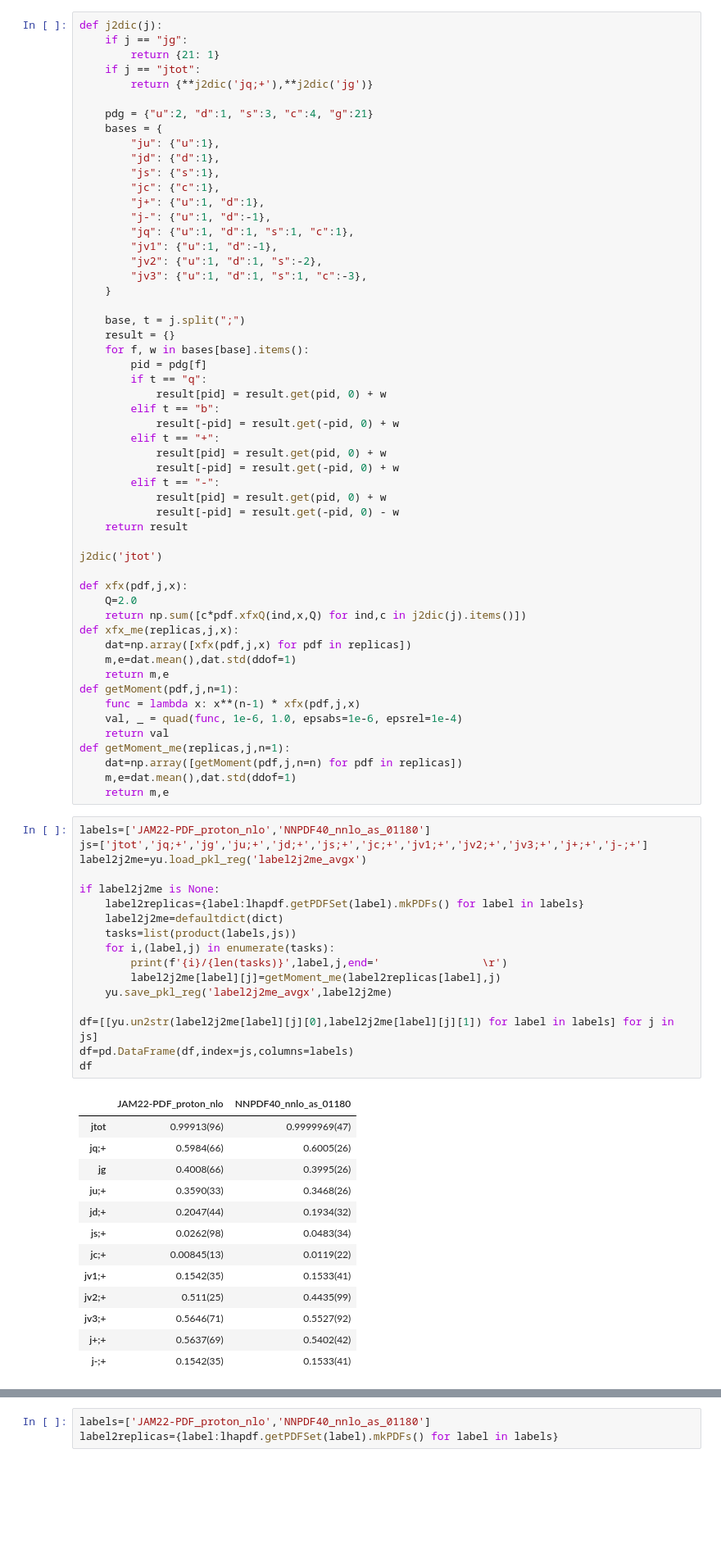
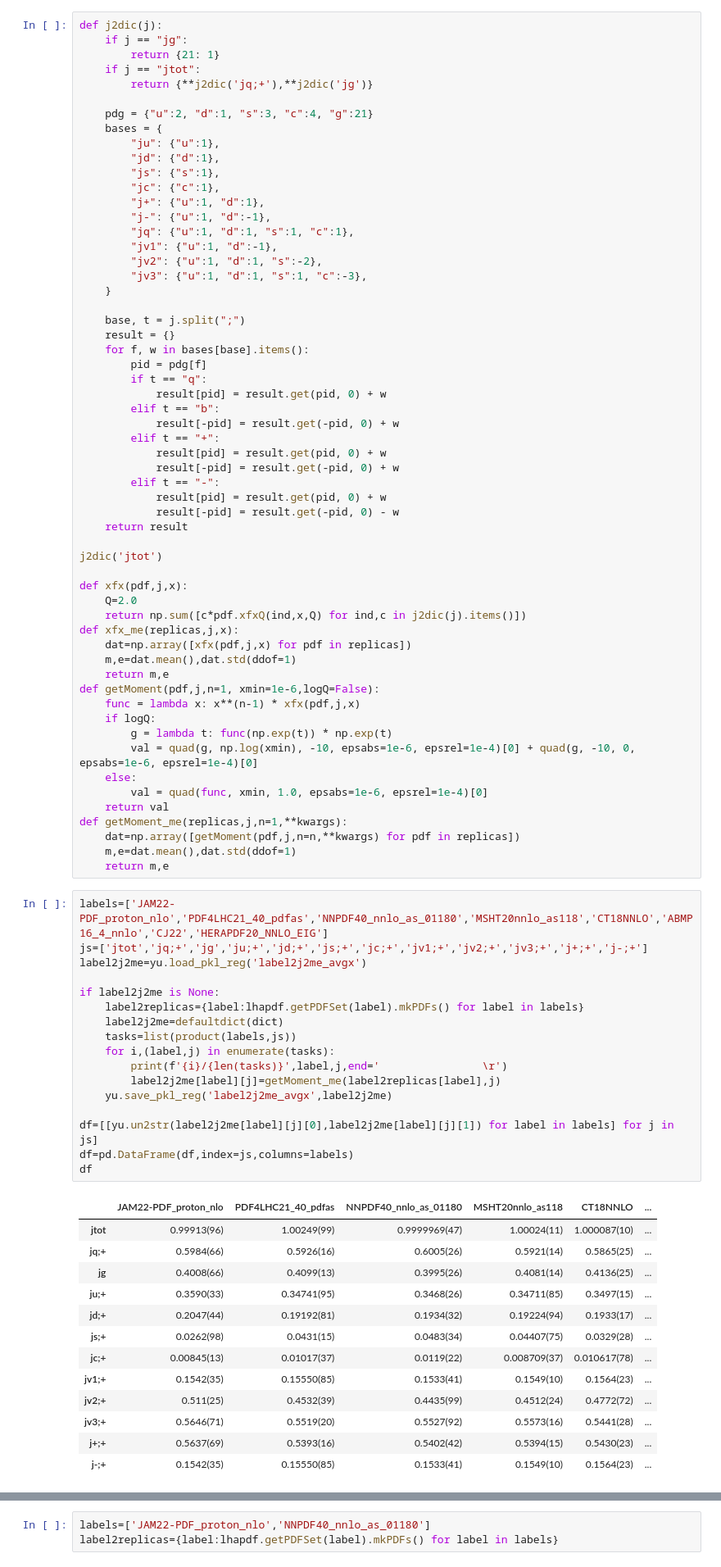
Before and after one commit to lee14916/glwc3, a Jupyter notebook: project2/05_moments/lhapdf.ipynb, the cells around one changed output, grey strips where cells are left out. Shown at 82% size. Drawn from its saved outputs; the diff is of its cells as text; blank space fills up the shorter version.

```diff
--- a/project2/05_moments/lhapdf.ipynb
+++ b/project2/05_moments/lhapdf.ipynb
@@ -65,42 +95,46 @@ def xfx_me(replicas,j,x):
     dat=np.array([xfx(pdf,j,x) for pdf in replicas])
     m,e=dat.mean(),dat.std(ddof=1)
     return m,e
-def getMoment(pdf,j,n=1):
+def getMoment(pdf,j,n=1, xmin=1e-6,logQ=False):
     func = lambda x: x**(n-1) * xfx(pdf,j,x)
-    val, _ = quad(func, 1e-6, 1.0, epsabs=1e-6, epsrel=1e-4)
+    if logQ:
+        g = lambda t: func(np.exp(t)) * np.exp(t)
+        val = quad(g, np.log(xmin), -10, epsabs=1e-6, epsrel=1e-4)[0] + quad(g, -10, 0, epsabs=1e-6, epsrel=1e-4)[0]
+    else:
+        val = quad(func, xmin, 1.0, epsabs=1e-6, epsrel=1e-4)[0]
     return val
-def getMoment_me(replicas,j,n=1):
-    dat=np.array([getMoment(pdf,j,n=n) for pdf in replicas])
+def getMoment_me(replicas,j,n=1,**kwargs):
+    dat=np.array([getMoment(pdf,j,n=n,**kwargs) for pdf in replicas])
     m,e=dat.mean(),dat.std(ddof=1)
     return m,e
 # %%
-labels=['JAM22-PDF_proton_nlo','NNPDF40_nnlo_as_01180']
+labels=['JAM22-PDF_proton_nlo','PDF4LHC21_40_pdfas','NNPDF40_nnlo_as_01180','MSHT20nnlo_as118','CT18NNLO','ABMP16_4_nnlo','CJ22','HERAPDF20_NNLO_EIG']
 js=['jtot','jq;+','jg','ju;+','jd;+','js;+','jc;+','jv1;+','jv2;+','jv3;+','j+;+','j-;+']
 label2j2me=yu.load_pkl_reg('label2j2me_avgx')
 
 if label2j2me is None:
     label2replicas={label:lhapdf.getPDFSet(label).mkPDFs() for label in labels}
     label2j2me=defaultdict(dict)
     tasks=list(product(labels,js))
     for i,(label,j) in enumerate(tasks):
         print(f'{i}/{len(tasks)}',label,j,end='                \r')
         label2j2me[label][j]=getMoment_me(label2replicas[label],j)
     yu.save_pkl_reg('label2j2me_avgx',label2j2me)
 
 df=[[yu.un2str(label2j2me[label][j][0],label2j2me[label][j][1]) for label in labels] for j in js]
 df=pd.DataFrame(df,index=js,columns=labels)
 df
 # %% [output]
-|  | JAM22-PDF_proton_nlo | NNPDF40_nnlo_as_01180 |
-| jtot | 0.99913(96) | 0.9999969(47) |
-| jq;+ | 0.5984(66) | 0.6005(26) |
-| jg | 0.4008(66) | 0.3995(26) |
-| ju;+ | 0.3590(33) | 0.3468(26) |
-| jd;+ | 0.2047(44) | 0.1934(32) |
-| js;+ | 0.0262(98) | 0.0483(34) |
-| jc;+ | 0.00845(13) | 0.0119(22) |
-| jv1;+ | 0.1542(35) | 0.1533(41) |
-| jv2;+ | 0.511(25) | 0.4435(99) |
-| jv3;+ | 0.5646(71) | 0.5527(92) |
-| j+;+ | 0.5637(69) | 0.5402(42) |
-| j-;+ | 0.1542(35) | 0.1533(41) |
+|  | JAM22-PDF_proton_nlo | PDF4LHC21_40_pdfas | NNPDF40_nnlo_as_01180 | MSHT20nnlo_as118 | CT18NNLO | ... |
+| jtot | 0.99913(96) | 1.00249(99) | 0.9999969(47) | 1.00024(11) | 1.000087(10) | ... |
+| jq;+ | 0.5984(66) | 0.5926(16) | 0.6005(26) | 0.5921(14) | 0.5865(25) | ... |
+| jg | 0.4008(66) | 0.4099(13) | 0.3995(26) | 0.4081(14) | 0.4136(25) | ... |
+| ju;+ | 0.3590(33) | 0.34741(95) | 0.3468(26) | 0.34711(85) | 0.3497(15) | ... |
+| jd;+ | 0.2047(44) | 0.19192(81) | 0.1934(32) | 0.19224(94) | 0.1933(17) | ... |
+| js;+ | 0.0262(98) | 0.0431(15) | 0.0483(34) | 0.04407(75) | 0.0329(28) | ... |
+| jc;+ | 0.00845(13) | 0.01017(37) | 0.0119(22) | 0.008709(37) | 0.010617(78) | ... |
+| jv1;+ | 0.1542(35) | 0.15550(85) | 0.1533(41) | 0.1549(10) | 0.1564(23) | ... |
+| jv2;+ | 0.511(25) | 0.4532(39) | 0.4435(99) | 0.4512(24) | 0.4772(72) | ... |
+| jv3;+ | 0.5646(71) | 0.5519(20) | 0.5527(92) | 0.5573(16) | 0.5441(28) | ... |
+| j+;+ | 0.5637(69) | 0.5393(16) | 0.5402(42) | 0.5394(15) | 0.5430(23) | ... |
+| j-;+ | 0.1542(35) | 0.15550(85) | 0.1533(41) | 0.1549(10) | 0.1564(23) | ... |
```
Also changed, not shown: parts of 4 cells of this notebook, 18 other files.
